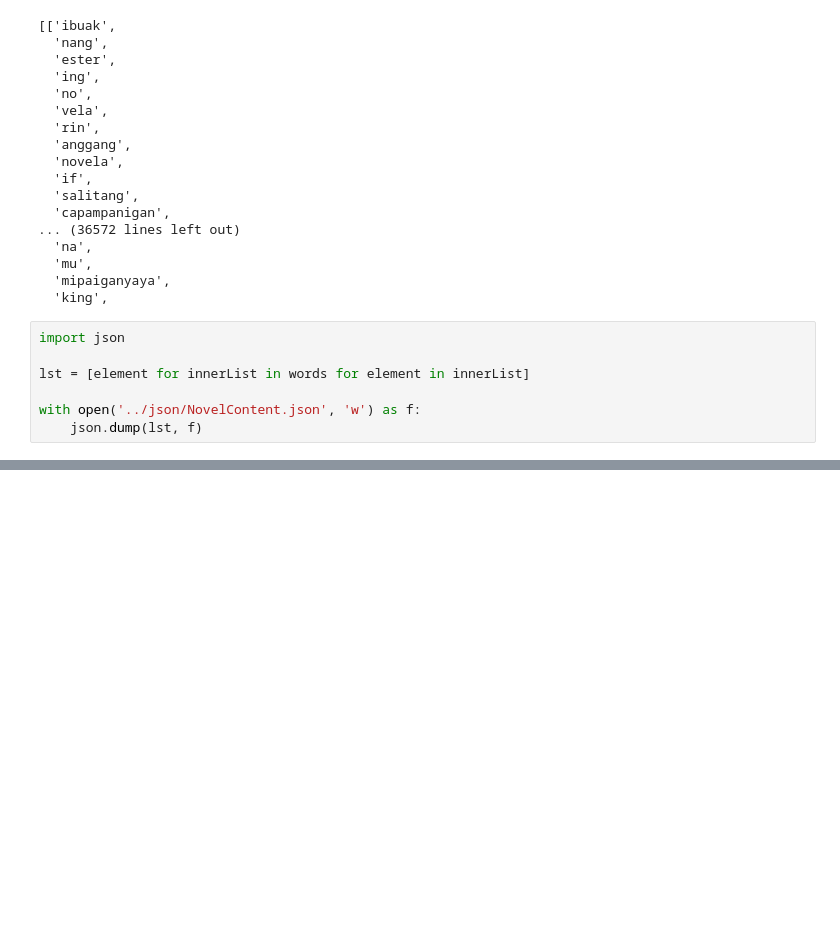
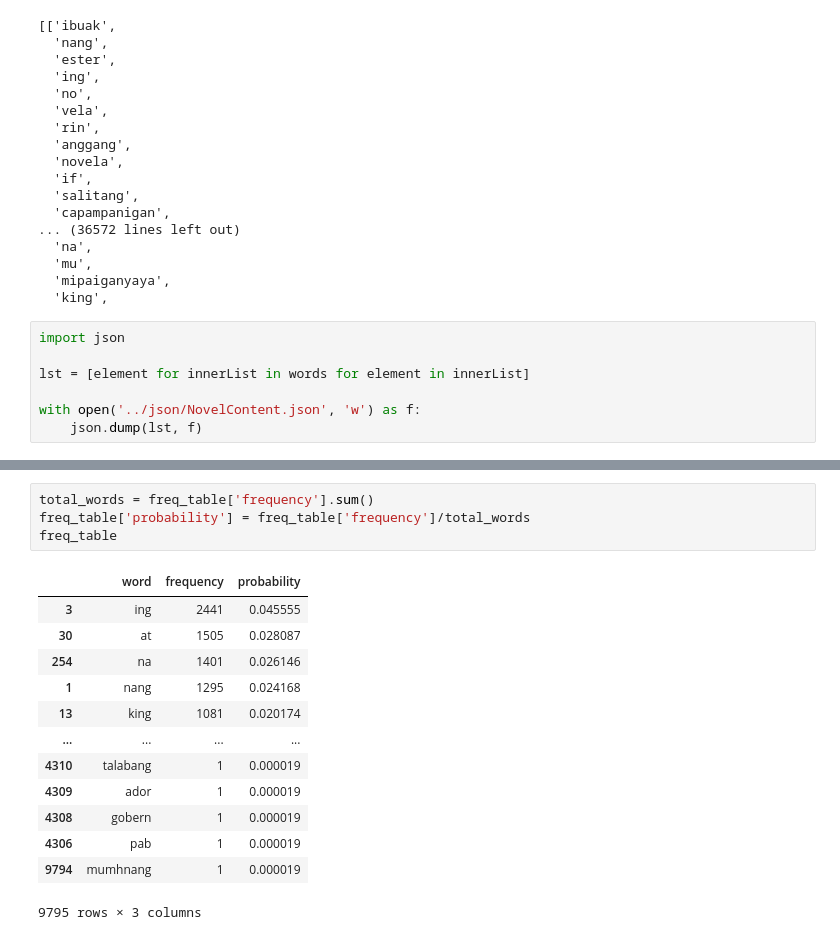
Before and after one commit to CSC-Odyssey/kapampangan-dataset, a Jupyter notebook: data-preprocessing/NovelContent-data-preprocessing.ipynb, the cells around one changed output, grey strips where cells are left out. Cells and saved outputs as stored; diff of their text form; blank space fills up the shorter version.

Commit message:
(update) DataCompilation and Probability

```diff
--- a/data-preprocessing/NovelContent-data-preprocessing.ipynb
+++ b/data-preprocessing/NovelContent-data-preprocessing.ipynb
@@ -70,0 +99,18 @@ freq_table
+# %%
+total_words = freq_table['frequency'].sum()
+freq_table['probability'] = freq_table['frequency']/total_words
+freq_table
+# %% [output]
+|  | word | frequency | probability |
+| 3 | ing | 2441 | 0.045555 |
+| 30 | at | 1505 | 0.028087 |
+| 254 | na | 1401 | 0.026146 |
+| 1 | nang | 1295 | 0.024168 |
+| 13 | king | 1081 | 0.020174 |
+| ... | ... | ... | ... |
+| 4310 | talabang | 1 | 0.000019 |
+| 4309 | ador | 1 | 0.000019 |
+| 4308 | gobern | 1 | 0.000019 |
+| 4306 | pab | 1 | 0.000019 |
+| 9794 | mumhnang | 1 | 0.000019 |
+9795 rows × 3 columns
```
Also changed, not shown: parts of 3 cells of this notebook, 2 other files.
